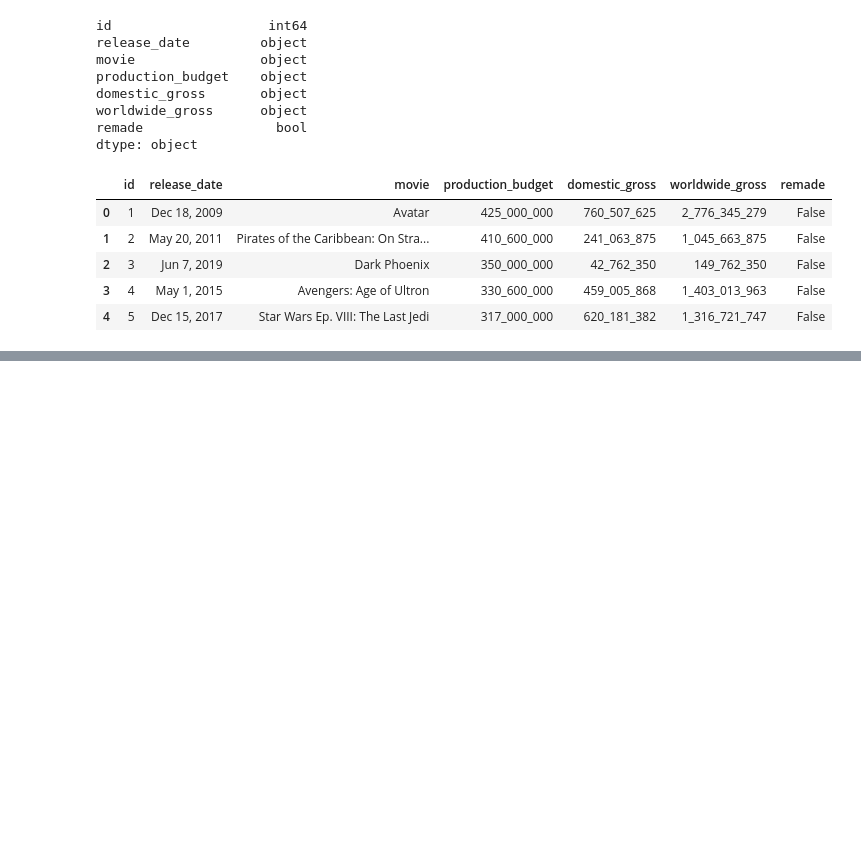
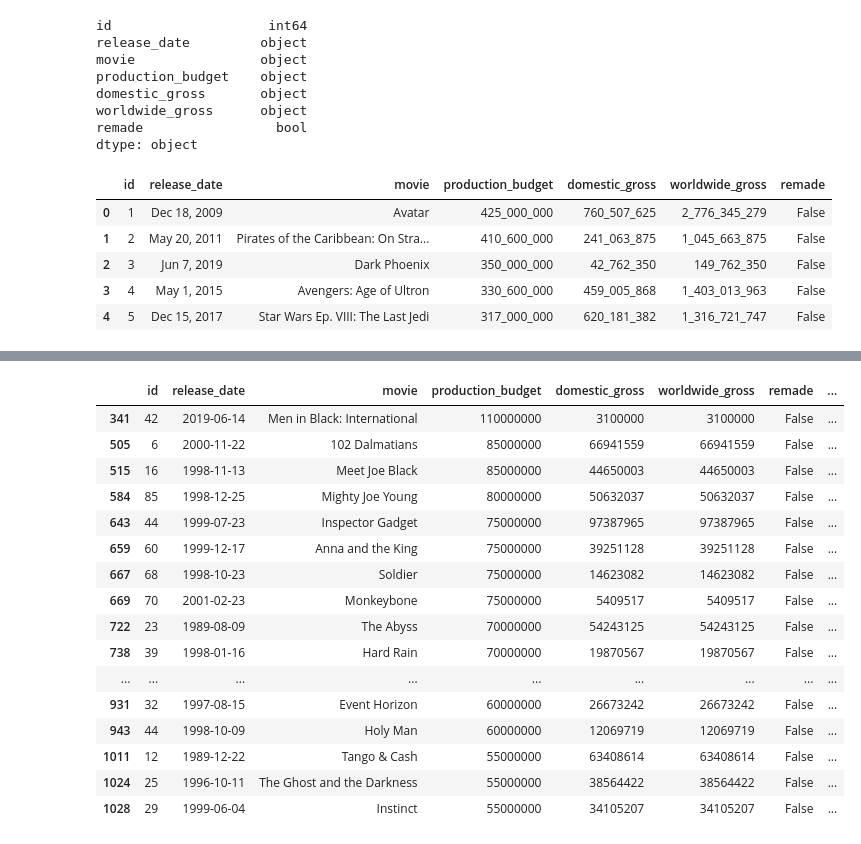
Before and after one commit to mishaberrien/Movie-Performance-Analysis, a Jupyter notebook: grab_and_explore_movie_data.ipynb, the cells around one changed output, grey strips where cells are left out. Cells and saved outputs as stored; diff of their text form; code cells hidden in the pictures; blank space fills up the shorter version.

```diff
--- a/grab_and_explore_movie_data.ipynb
+++ b/grab_and_explore_movie_data.ipynb
@@ -248,7 +251,7 @@ worldwide_gross      object
 remade                 bool
 dtype: object
 # %%
-tn_movie_budgets_df = tn_movie_budgets_df.astype({'movie':'str', 'production_budget':'str', 'domestic_gross':'str', 'worldwide_gross':'str'})
+tn_movie_budgets_df = tn_movie_budgets_df.astype({'production_budget':'str', 'domestic_gross':'str', 'worldwide_gross':'str'})
 # %%
 def get_rid_of_dollar_sign(amount):
     if amount.startswith('$'):
@@ -272,7 +275,7 @@ tn_movie_budgets_df.head()
 | 3 | 4 | May 1, 2015 | Avengers: Age of Ultron | 330_600_000 | 459_005_868 | 1_403_013_963 | False |
 | 4 | 5 | Dec 15, 2017 | Star Wars Ep. VIII: The Last Jedi | 317_000_000 | 620_181_382 | 1_316_721_747 | False |
 # %%
-tn_movie_budgets_df = tn_movie_budgets_df.astype({'production_budget':'int64', 'domestic_gross':'int64', 'worldwide_gross':'int64'}).head()
+tn_movie_budgets_df = tn_movie_budgets_df.astype({'production_budget':'int64', 'domestic_gross':'int64', 'worldwide_gross':'int64'})
 # %%
 tn_movie_budgets_df.info()
 # %% [output]
@@ -294,0 +329,20 @@ TypeError: unsupported operand type(s) for -: 'str' and 'str'
+# %%
+tn_movie_budgets_df.loc[(tn_movie_budgets_df.worldwide_gross == tn_movie_budgets_df.domestic_gross)].loc[(tn_movie_budgets_df.worldwide_gross | tn_movie_budgets_df.domestic_gross) != 0].head(30)
+# %% [output]
+|  | id | release_date | movie | production_budget | domestic_gross | worldwide_gross | remade | ... |
+| 341 | 42 | 2019-06-14 | Men in Black: International | 110000000 | 3100000 | 3100000 | False | ... |
+| 505 | 6 | 2000-11-22 | 102 Dalmatians | 85000000 | 66941559 | 66941559 | False | ... |
+| 515 | 16 | 1998-11-13 | Meet Joe Black | 85000000 | 44650003 | 44650003 | False | ... |
+| 584 | 85 | 1998-12-25 | Mighty Joe Young | 80000000 | 50632037 | 50632037 | False | ... |
+| 643 | 44 | 1999-07-23 | Inspector Gadget | 75000000 | 97387965 | 97387965 | False | ... |
+| 659 | 60 | 1999-12-17 | Anna and the King | 75000000 | 39251128 | 39251128 | False | ... |
+| 667 | 68 | 1998-10-23 | Soldier | 75000000 | 14623082 | 14623082 | False | ... |
+| 669 | 70 | 2001-02-23 | Monkeybone | 75000000 | 5409517 | 5409517 | False | ... |
+| 722 | 23 | 1989-08-09 | The Abyss | 70000000 | 54243125 | 54243125 | False | ... |
+| 738 | 39 | 1998-01-16 | Hard Rain | 70000000 | 19870567 | 19870567 | False | ... |
+| ... | ... | ... | ... | ... | ... | ... | ... | ... |
+| 931 | 32 | 1997-08-15 | Event Horizon | 60000000 | 26673242 | 26673242 | False | ... |
+| 943 | 44 | 1998-10-09 | Holy Man | 60000000 | 12069719 | 12069719 | False | ... |
+| 1011 | 12 | 1989-12-22 | Tango & Cash | 55000000 | 63408614 | 63408614 | False | ... |
+| 1024 | 25 | 1996-10-11 | The Ghost and the Darkness | 55000000 | 38564422 | 38564422 | False | ... |
+| 1028 | 29 | 1999-06-04 | Instinct | 55000000 | 34105207 | 34105207 | False | ... |
```
Also changed, not shown: parts of 19 cells of this notebook.
